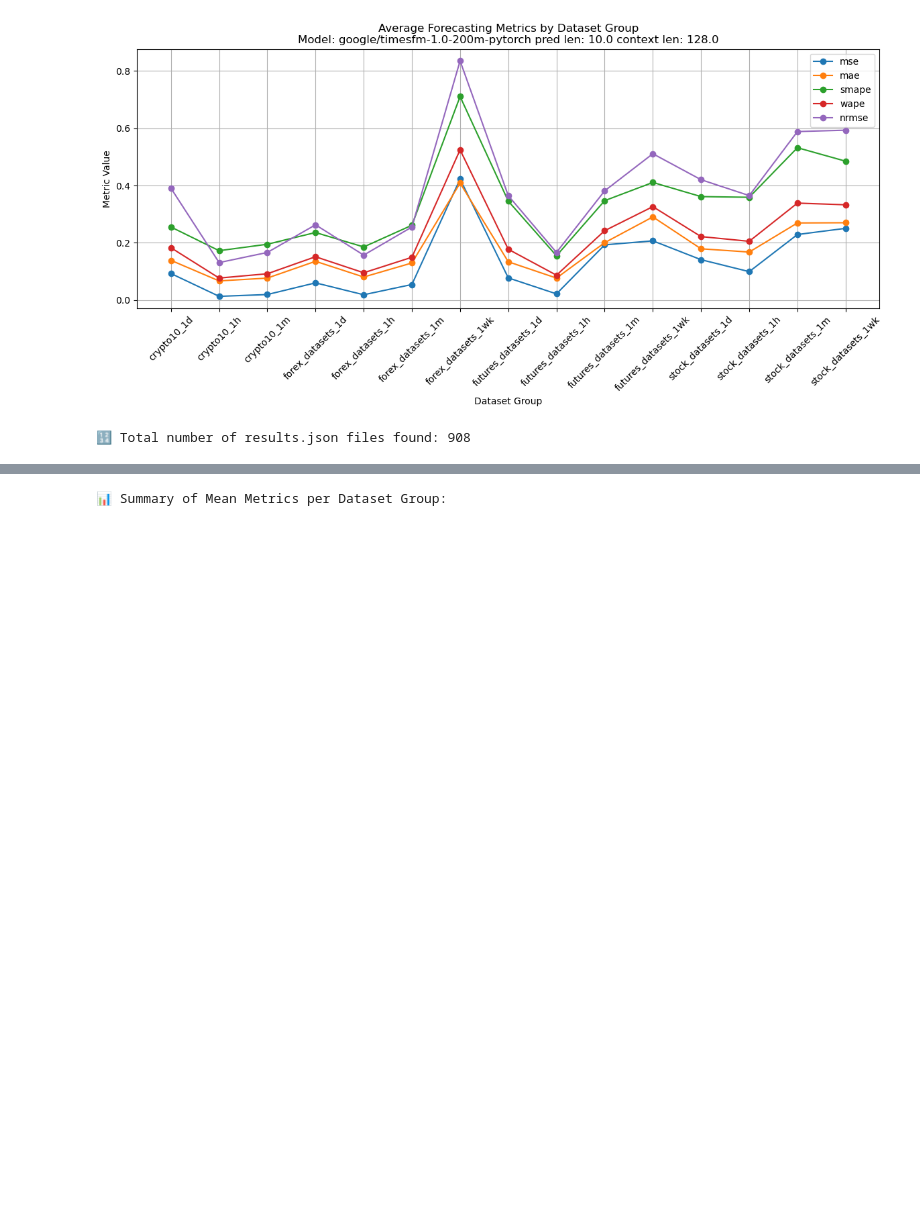
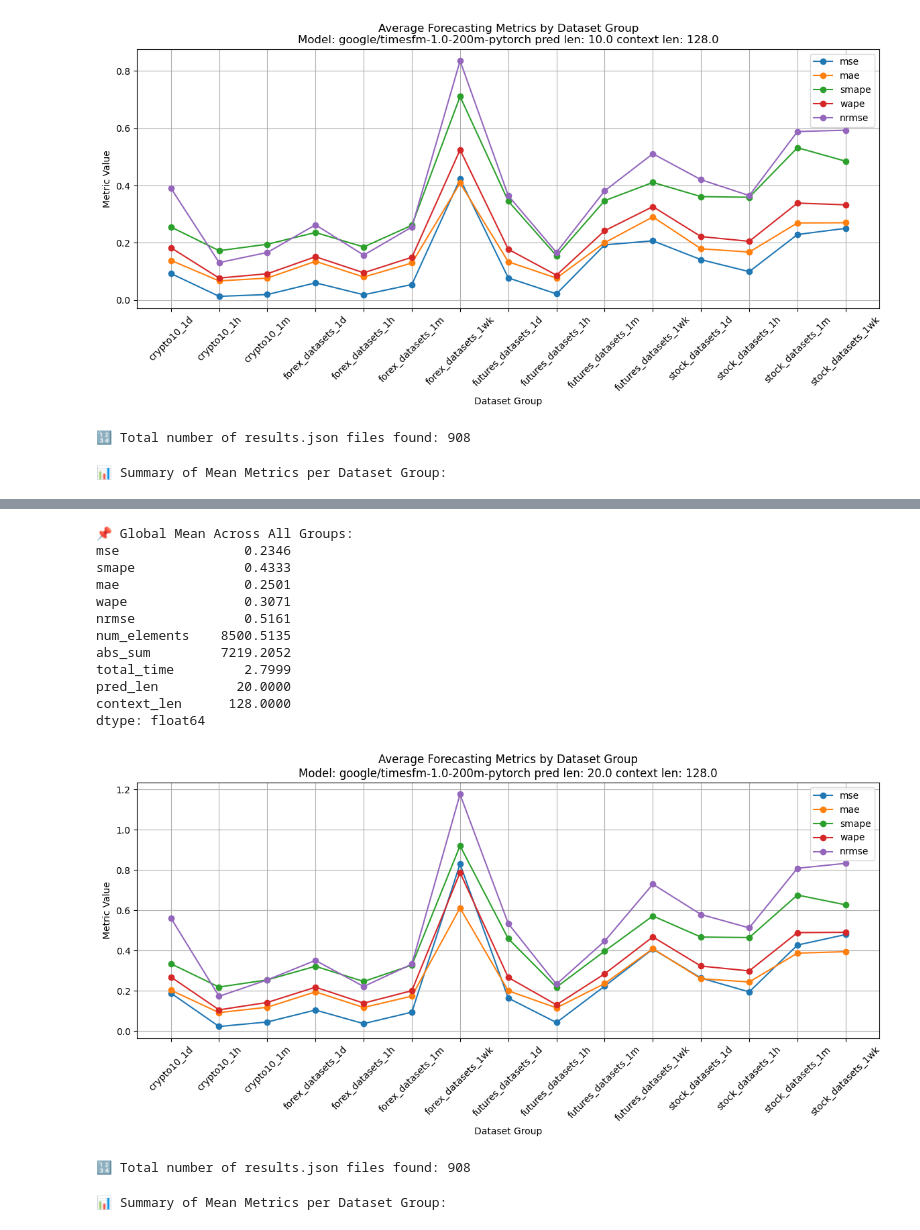
Before and after one commit to vincent05r/timesfm_test, a Jupyter notebook: stock_vis.ipynb, the cells around one changed output, grey strips where cells are left out. Cells and saved outputs as stored; diff of their text form; code cells hidden in the pictures; blank space fills up the shorter version.

```diff
--- a/stock_vis.ipynb
+++ b/stock_vis.ipynb
@@ -114,5 +114,7 @@ dtype: float64
 # %%
 #config
 # Define the root result directory
-root_dir = Path(r"")
+root_dir = Path(r"results\tsfm\tsfm_200m_of1\h20")
 show_results(root_dir)
+# %% [output]
+📊 Summary of Mean Metrics per Dataset Group:
@@ -119,3 +137,17 @@ show_results(root_dir)
+📌 Global Mean Across All Groups:
+mse                0.2346
+smape              0.4333
+mae                0.2501
+wape               0.3071
+nrmse              0.5161
+num_elements    8500.5135
+abs_sum         7219.2052
+total_time         2.7999
+pred_len          20.0000
+context_len      128.0000
+dtype: float64
+[figure, added]
+🔢 Total number of results.json files found: 908
 # %%
 #config
 # Define the root result directory
```
Also changed, not shown: parts of 4 cells of this notebook.
